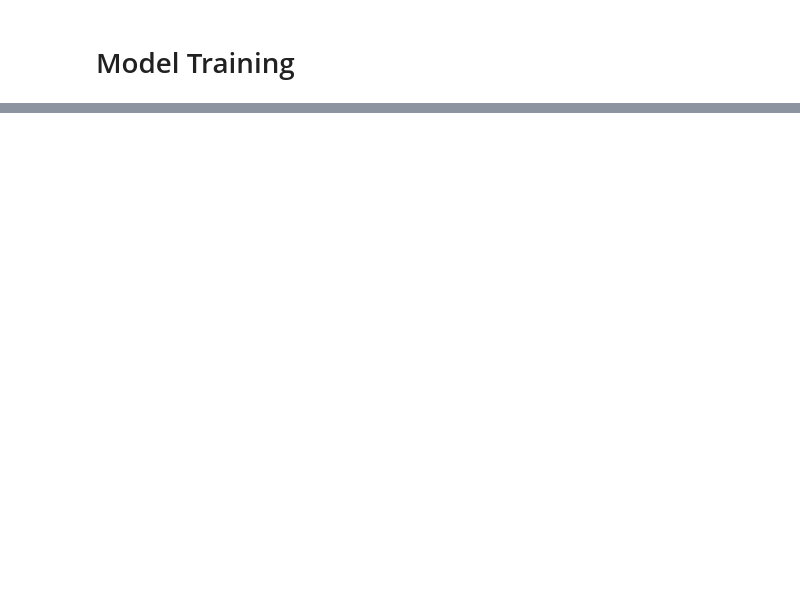
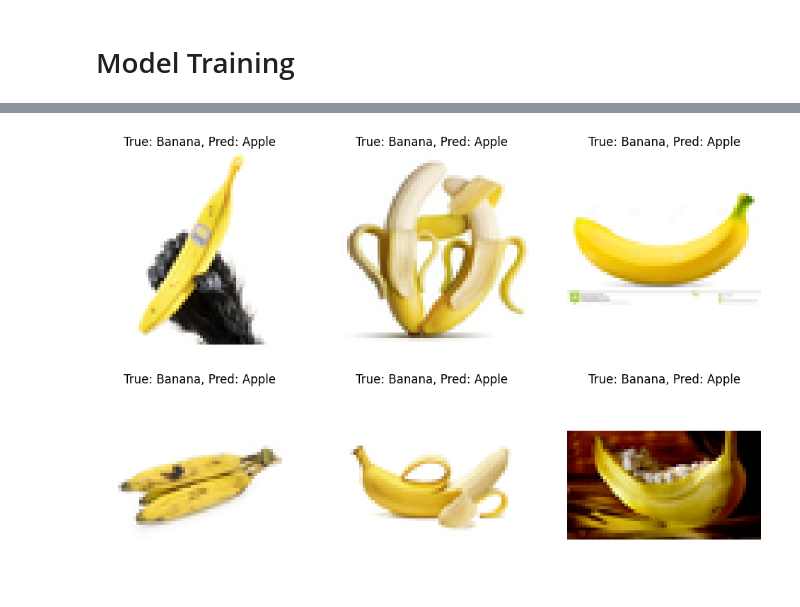
Before and after one commit to DPS100/DataSynthesizer, a Jupyter notebook: model_training.ipynb, the cells around one changed output, grey strips where cells are left out. Saved outputs shown, nothing was run; the diff lists cells and outputs as text; code cells hidden in the pictures; blank space fills up the shorter version.

```diff
--- a/model_training.ipynb
+++ b/model_training.ipynb
@@ -162,11 +242,8 @@ Accuracy: 90.91%
 # %%
 # Datasets: Synthetic Images 50% Original 50%
 
-syn_img_path = 'syn_img'
-original_img_path = 'train'
-
-synthetic_dataset = datasets.ImageFolder(root=syn_img_path, transform=transform)
-original_dataset = datasets.ImageFolder(root=original_img_path, transform=transform)
+synthetic_dataset = train_dataset2
+original_dataset = train_dataset
 
 def get_class_indices(dataset):
     """Return a dictionary with class indices grouped by category."""
@@ -178,6 +255,9 @@ def get_class_indices(dataset):
 
 synthetic_indices = get_class_indices(synthetic_dataset)
 original_indices = get_class_indices(original_dataset)
+
+print(synthetic_indices)
+print(original_indices)
 
 def sample_indices(synthetic_indices, original_indices, syn_ratio=0.5, orig_ratio=0.5):
     combined_indices = []
@@ -200,10 +283,9 @@ train_loader3 = DataLoader(combined_dataset, batch_size=32, shuffle=True)
 # %%
 # Model for Synthetic Images 50% Original 50%
 
-model3 = CNN()
+model3 = CNN(classes, num_epochs=20)
 model3.apply(init_weights)
 
 train_model(model3, train_loader3)
 evaluate_model(model3, test_loader)
-#visualize_predictions(model3, test_loader)
 # %% [output]
@@ -221,3 +309,7 @@ Accuracy: 70.91%
+# %%
+visualize_incorrect(model3, test_dataset)
+# %% [output]
+[figure, added]
 # %%
 # 70 % Synthetic 30% Original
 
```
Also changed, not shown: parts of 14 cells of this notebook.
